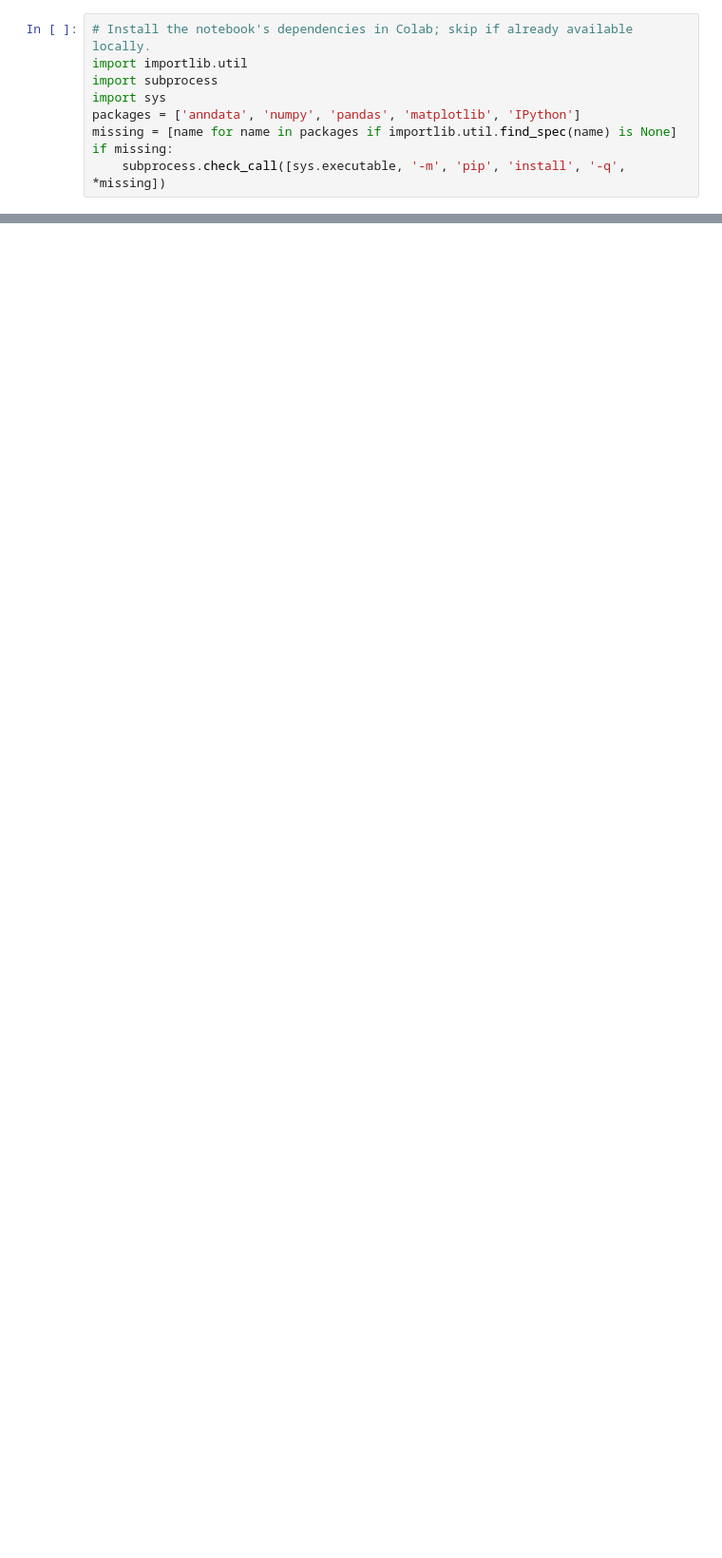
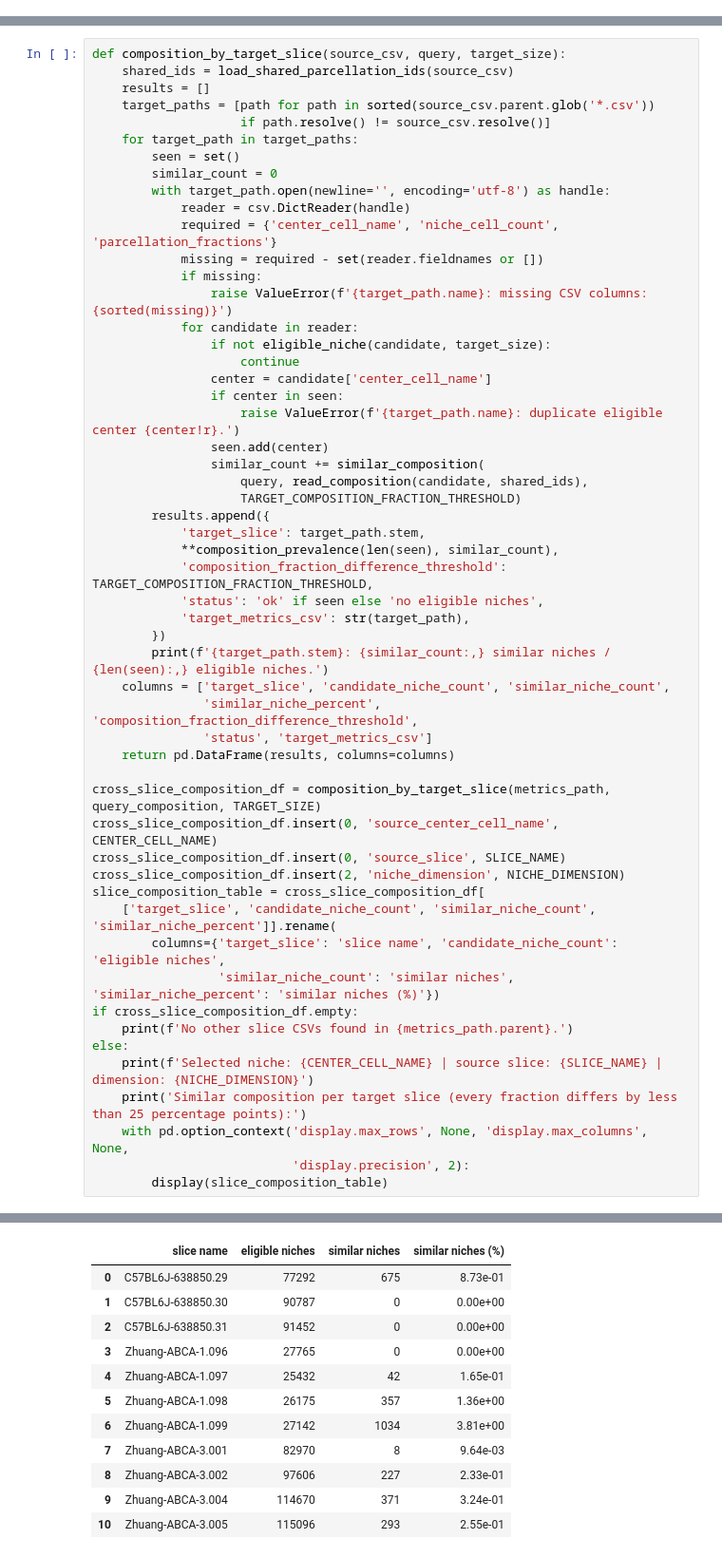
Before and after one commit to lichyyyyyy/NicheQueryBenchmark, a Jupyter notebook: experiment/visualize_query_niche_v2.ipynb, the cells around one changed output, grey strips where cells are left out. Shown at 95% size. Drawn from its saved outputs; the diff is of its cells as text; blank space fills up the shorter version.

Commit message:
niche query

```diff
--- a/experiment/visualize_query_niche_v2.ipynb
+++ b/experiment/visualize_query_niche_v2.ipynb
@@ -8,9 +15,0 @@ The figure highlights the exact `niche_cell_names` saved in the metrics CSV, wit
-# %%
-# Install the notebook's dependencies in Colab; skip if already available locally.
-import importlib.util
-import subprocess
-import sys
-packages = ['anndata', 'numpy', 'pandas', 'matplotlib', 'IPython']
-missing = [name for name in packages if importlib.util.find_spec(name) is None]
-if missing:
-    subprocess.check_call([sys.executable, '-m', 'pip', 'install', '-q', *missing])
@@ -125,0 +237,55 @@ print('Coordinates use the original H5AD units; the plot uses the first two dime
+# %%
+def composition_by_target_slice(source_csv, query, target_size):
+    shared_ids = load_shared_parcellation_ids(source_csv)
+    results = []
+    target_paths = [path for path in sorted(source_csv.parent.glob('*.csv'))
+                    if path.resolve() != source_csv.resolve()]
+    for target_path in target_paths:
+        seen = set()
+        similar_count = 0
+        with target_path.open(newline='', encoding='utf-8') as handle:
+            reader = csv.DictReader(handle)
+            required = {'center_cell_name', 'niche_cell_count', 'parcellation_fractions'}
+            missing = required - set(reader.fieldnames or [])
+            if missing:
+                raise ValueError(f'{target_path.name}: missing CSV columns: {sorted(missing)}')
+            for candidate in reader:
+                if not eligible_niche(candidate, target_size):
+                    continue
+                center = candidate['center_cell_name']
+                if center in seen:
+                    raise ValueError(f'{target_path.name}: duplicate eligible center {center!r}.')
+                seen.add(center)
+                similar_count += similar_composition(
+                    query, read_composition(candidate, shared_ids),
+                    TARGET_COMPOSITION_FRACTION_THRESHOLD)
+        results.append({
+            'target_slice': target_path.stem,
+            **composition_prevalence(len(seen), similar_count),
+            'composition_fraction_difference_threshold': TARGET_COMPOSITION_FRACTION_THRESHOLD,
+            'status': 'ok' if seen else 'no eligible niches',
+            'target_metrics_csv': str(target_path),
+        })
+        print(f'{target_path.stem}: {similar_count:,} similar niches / {len(seen):,} eligible niches.')
+    columns = ['target_slice', 'candidate_niche_count', 'similar_niche_count',
+               'similar_niche_percent', 'composition_fraction_difference_threshold',
+               'status', 'target_metrics_csv']
+    return pd.DataFrame(results, columns=columns)
+
+cross_slice_composition_df = composition_by_target_slice(metrics_path, query_composition, TARGET_SIZE)
+cross_slice_composition_df.insert(0, 'source_center_cell_name', CENTER_CELL_NAME)
+cross_slice_composition_df.insert(0, 'source_slice', SLICE_NAME)
+cross_slice_composition_df.insert(2, 'niche_dimension', NICHE_DIMENSION)
+slice_composition_table = cross_slice_composition_df[
+    ['target_slice', 'candidate_niche_count', 'similar_niche_count', 'similar_niche_percent']].rename(
+        columns={'target_slice': 'slice name', 'candidate_niche_count': 'eligible niches',
+                 'similar_niche_count': 'similar niches', 'similar_niche_percent': 'similar niches (%)'})
+if cross_slice_composition_df.empty:
+    print(f'No other slice CSVs found in {metrics_path.parent}.')
+else:
+    print(f'Selected niche: {CENTER_CELL_NAME} | source slice: {SLICE_NAME} | dimension: {NICHE_DIMENSION}')
+    print('Similar composition per target slice (every fraction differs by less than 25 percentage points):')
+    with pd.option_context('display.max_rows', None, 'display.max_columns', None,
+                           'display.precision', 2):
+        display(slice_composition_table)
+# %% [output]
@@ -126 +305,13 @@ print('Coordinates use the original H5AD units; the plot uses the first two dime
+|  | slice name | eligible niches | similar niches | similar niches (%) |
+| 0 | C57BL6J-638850.29 | 77292 | 675 | 8.73e-01 |
+| 1 | C57BL6J-638850.30 | 90787 | 0 | 0.00e+00 |
+| 2 | C57BL6J-638850.31 | 91452 | 0 | 0.00e+00 |
+| 3 | Zhuang-ABCA-1.096 | 27765 | 0 | 0.00e+00 |
+| 4 | Zhuang-ABCA-1.097 | 25432 | 42 | 1.65e-01 |
+| 5 | Zhuang-ABCA-1.098 | 26175 | 357 | 1.36e+00 |
+| 6 | Zhuang-ABCA-1.099 | 27142 | 1034 | 3.81e+00 |
+| 7 | Zhuang-ABCA-3.001 | 82970 | 8 | 9.64e-03 |
+| 8 | Zhuang-ABCA-3.002 | 97606 | 227 | 2.33e-01 |
+| 9 | Zhuang-ABCA-3.004 | 114670 | 371 | 3.24e-01 |
+| 10 | Zhuang-ABCA-3.005 | 115096 | 293 | 2.55e-01 |
 # %%
```
Also changed, not shown: parts of 12 cells of this notebook, 4 other files.
